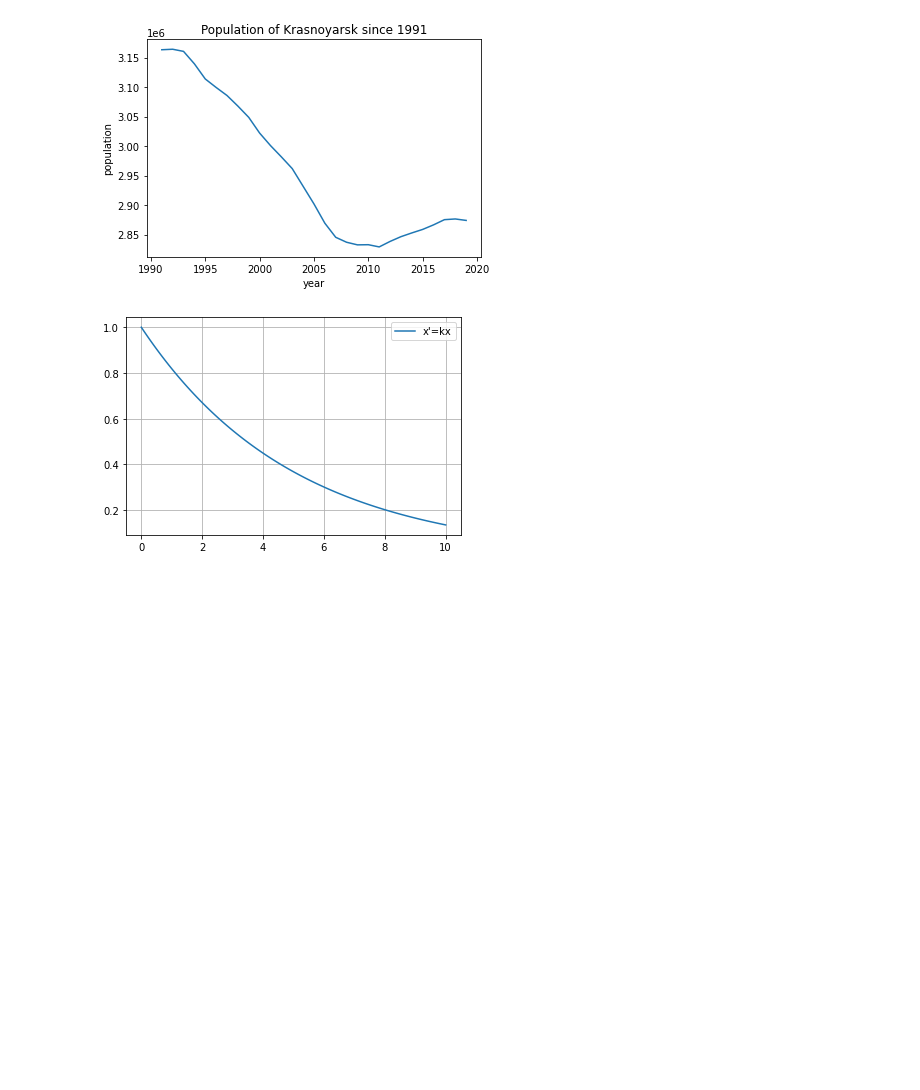
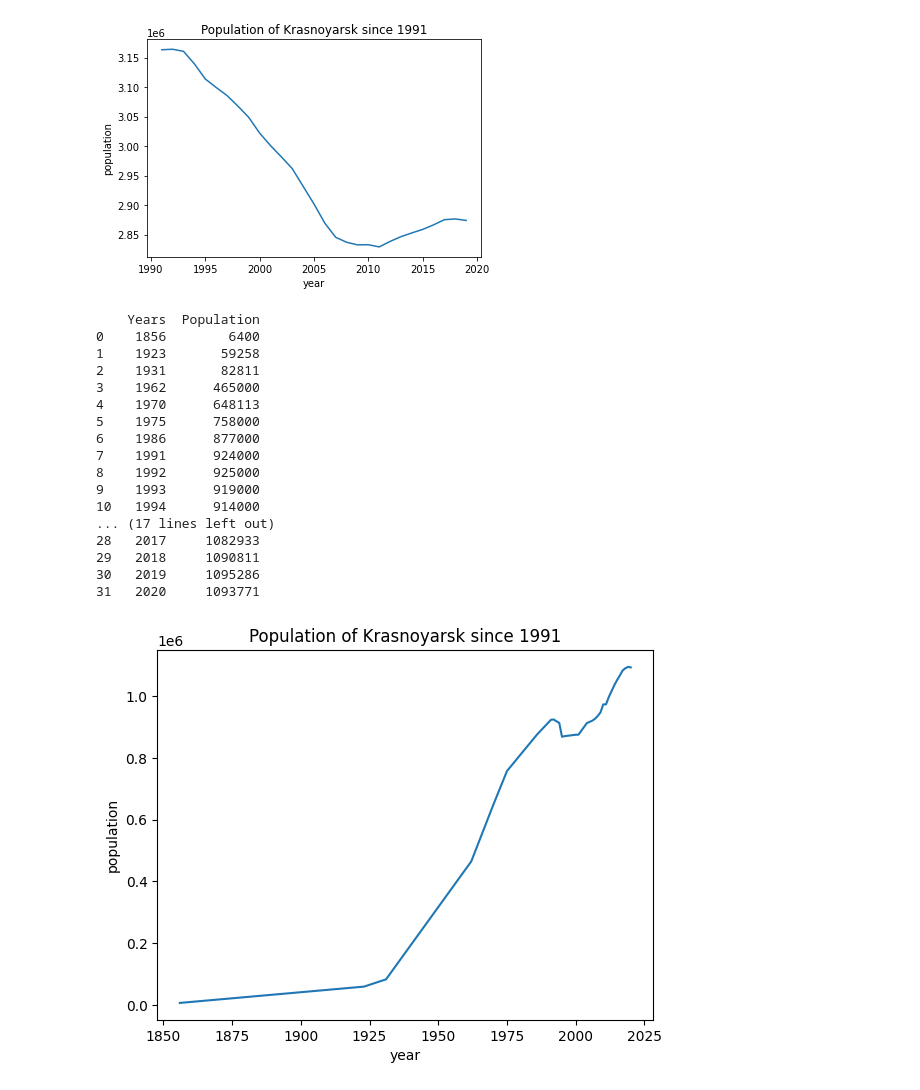
Before and after one commit to vika3215/MMVSULAB1, a Jupyter notebook: Lab2.ipynb, the cells around one changed output. Cells and saved outputs as stored; diff of their text form; code cells hidden in the pictures; blank space fills up the shorter version.

```diff
--- a/Lab2.ipynb
+++ b/Lab2.ipynb
@@ -22,25 +22,38 @@ plt.title('Population of Krasnoyarsk since 1991')
 plt.show()
 # %% [output]
 [figure]
-# %%
-import matplotlib.pyplot as plt
-import numpy as np
-from scipy.integrate import odeint
-
-def dydt(x, t):
-  k = -0.2
-  return k * x
-
-t = np.linspace(0, 10, 100)
-
-solve = odeint(dydt, 1, t=t)
-solve = solve.flatten()
-
-%matplotlib inline
-
-plt.plot(t,solve,label=r"x'=kx")
-plt.grid(True)
-plt.legend()
-plt.show()
-# %% [output]
-[figure, removed]
+# %%
+import numpy as np
+import pandas as pd
+import matplotlib.pyplot as plt
+url='https://raw.githubusercontent.com/vika3215/MMVSULAB1/main/Krasnoyarsk.csv'
+df=pd.read_csv(url)
+print(df)
+years=np.array(df['Years'])
+population=np.array(df['Population'])
+
+plt.plot(df['Years'], df['Population'])
+plt.xlabel('year')
+plt.ylabel('population')
+plt.title('Population of Krasnoyarsk since 1991')
+
+plt.show()
+# %% [output]
+    Years  Population
+0    1856        6400
+1    1923       59258
+2    1931       82811
+3    1962      465000
+4    1970      648113
+5    1975      758000
+6    1986      877000
+7    1991      924000
+8    1992      925000
+9    1993      919000
+10   1994      914000
+... (17 lines left out)
+28   2017     1082933
+29   2018     1090811
+30   2019     1095286
+31   2020     1093771
+[figure, added]
```
